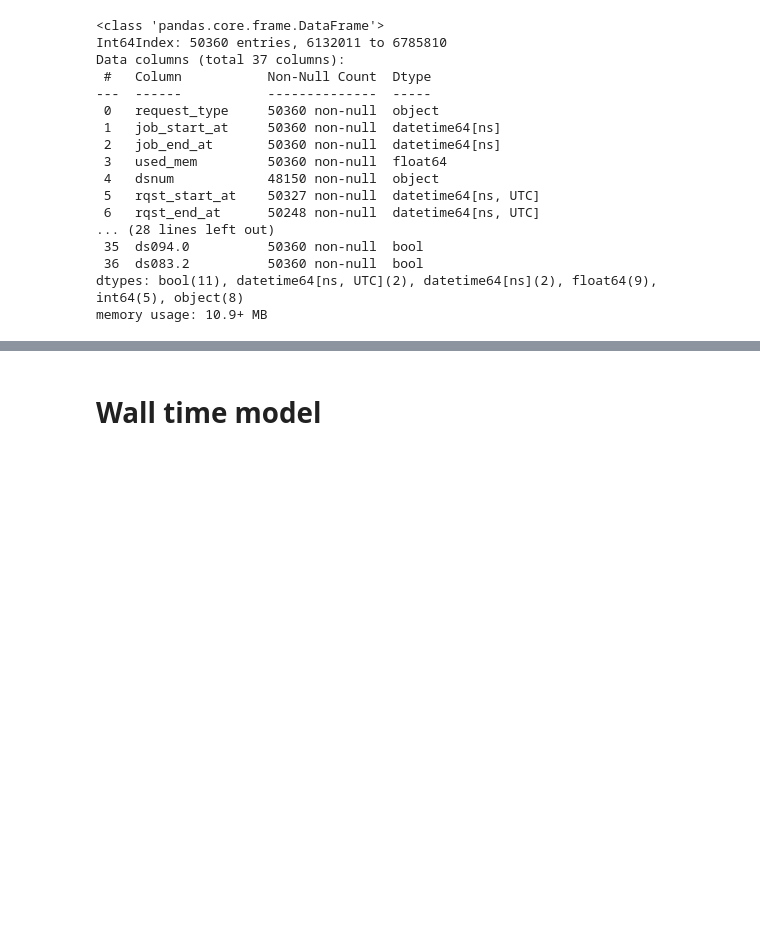
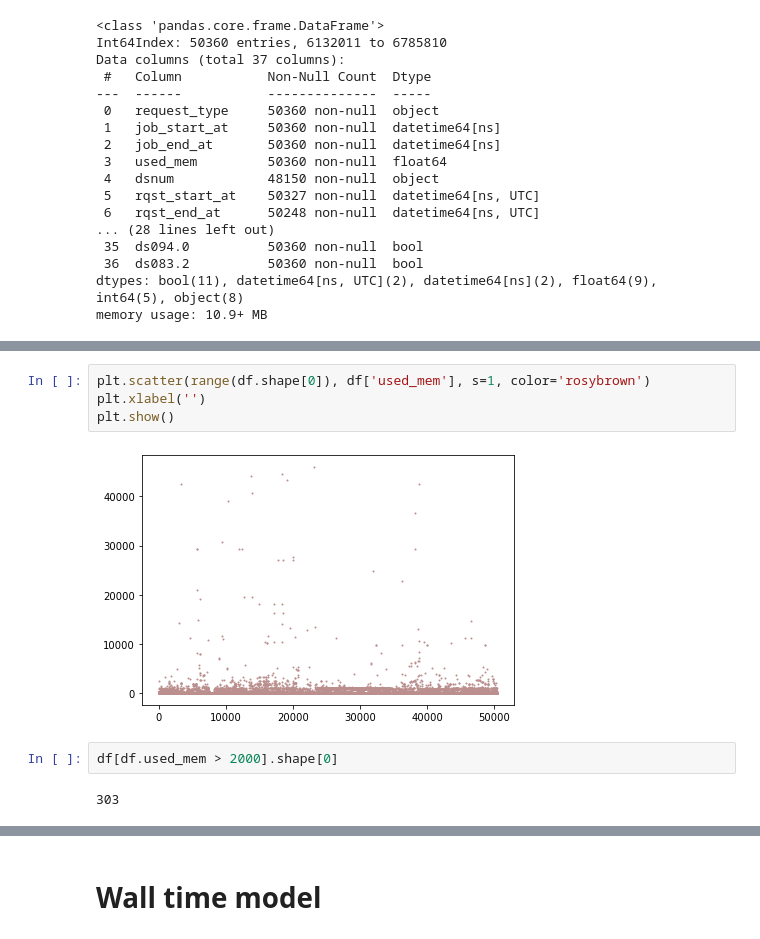
Before and after one commit to NCAR/rda-ML-resource, a Jupyter notebook: train-model.ipynb, the cells around one changed output, grey strips where cells are left out. Saved outputs shown, nothing was run; the diff lists cells and outputs as text; blank space fills up the shorter version.

```diff
--- a/train-model.ipynb
+++ b/train-model.ipynb
@@ -152,0 +172,10 @@ memory usage: 10.9+ MB
+# %%
+plt.scatter(range(df.shape[0]), df['used_mem'], s=1, color='rosybrown')
+plt.xlabel('')
+plt.show()
+# %% [output]
+[figure, added]
+# %%
+df[df.used_mem > 2000].shape[0]
+# %% [output]
+303
```
Also changed, not shown: parts of 72 cells of this notebook.
